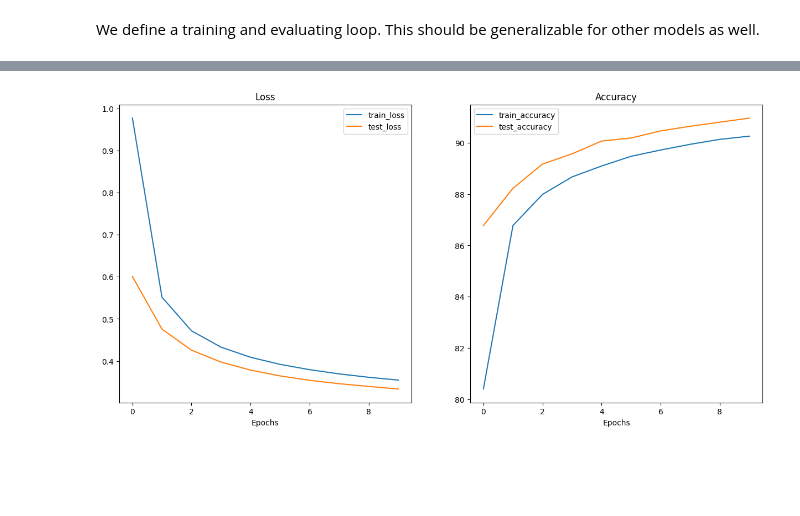
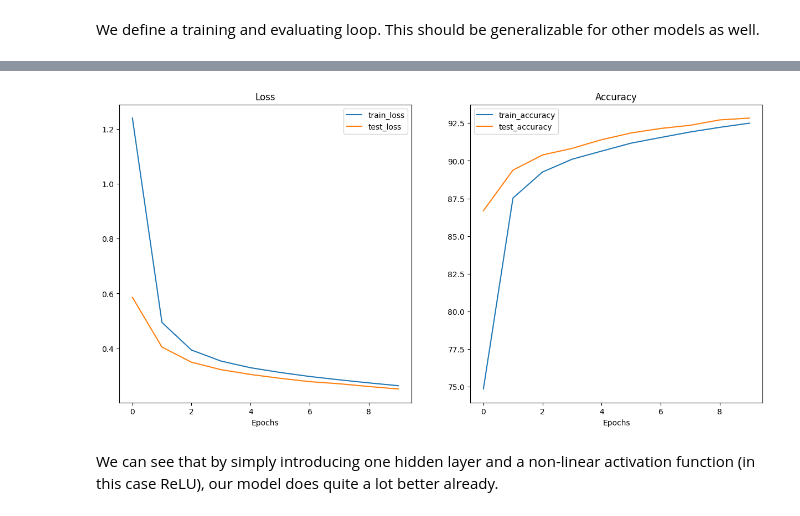
Before and after one commit to AlexanderAKM/MNIST-tutorials, a Jupyter notebook: Beginner_MNIST.ipynb, the cells around one changed output, grey strips where cells are left out. Drawn from its saved outputs; the diff is of its cells as text; code cells hidden in the pictures; blank space fills up the shorter version.

```diff
--- a/Beginner_MNIST.ipynb
+++ b/Beginner_MNIST.ipynb
@@ -260,25 +237,20 @@ def train(model: torch.nn.Module,
                                            loss_fn=loss_fn,
                                            optimizer=optimizer)
         test_loss, test_acc = test_step(model=model,
-            data_loader=test_dataloader,
-            loss_fn=loss_fn)
+                                        data_loader=test_dataloader,
+                                        loss_fn=loss_fn)
 
-        # 4. Print out what's happening
-        print(
-            f"Epoch: {epoch+1} | "
-            f"train_loss: {train_loss:.4f} | "
-            f"train_acc: {train_acc:.4f} | "
-            f"test_loss: {test_loss:.4f} | "
-            f"test_acc: {test_acc:.4f}"
-        )
+        print(f"Epoch: {epoch+1} | "
+              f"train_loss: {train_loss:.4f} | "
+              f"train_acc: {train_acc:.4f} | "
+              f"test_loss: {test_loss:.4f} | "
+              f"test_acc: {test_acc:.4f}")
 
-        # 5. Update results dictionary
         results["train_loss"].append(train_loss)
         results["train_acc"].append(train_acc)
         results["test_loss"].append(test_loss)
         results["test_acc"].append(test_acc)
 
-    # 6. Return the filled results at the end of the epochs
     return results
 # %%
 EPOCHS = 10
@@ -341,0 +301,22 @@ results
+# %%
+class FFN(nn.Module):
+    def __init__(self, hidden_units):
+        super().__init__()
+        self.layer1 = nn.Linear(28*28, hidden_units)
+        self.layer2 = nn.Linear(hidden_units, 10)
+        self.relu = nn.ReLU()
+
+    def forward(self, x):
+        x = x.reshape((-1, 28*28))
+        return self.layer2(self.relu(self.layer1(x)))
+# %%
+ffn = FFN(hidden_units=128)
+loss_fn = nn.CrossEntropyLoss()
+optimizer = torch.optim.SGD(params=ffn.parameters(), lr=0.01)
+
+results_ffn = train(model=ffn,
+                    train_dataloader=train_loader,
+                    test_dataloader=test_loader,
+                    optimizer=optimizer,
+                    loss_fn=loss_fn,
+                    epochs=EPOCHS)
@@ -342,4 +354,6 @@ results
 # %%
-plot_loss_curves(results)
+plot_loss_curves(results_ffn)
 # %% [output]
-[figure, old version]
+[figure, new version]
+# %% [markdown]
+We can see that by simply introducing one hidden layer and a non-linear activation function (in this case ReLU), our model does quite a lot better already.
```
Also changed, not shown: parts of 19 cells of this notebook, 1 other file.
